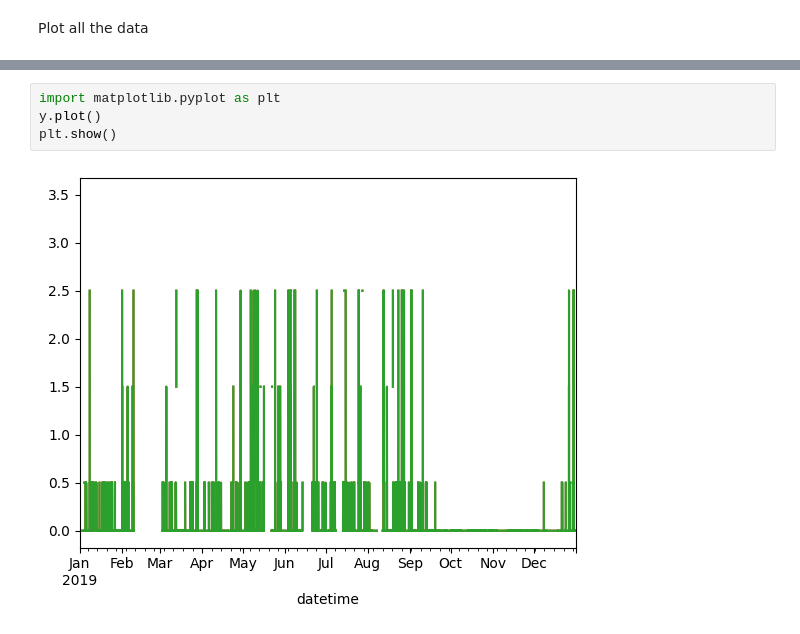
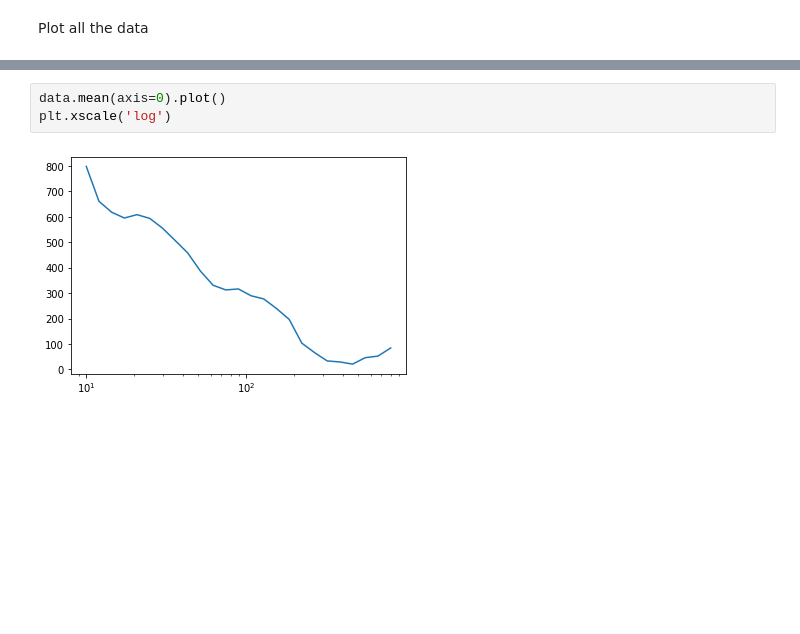
Before and after one commit to gfogwill/dmps, a Jupyter notebook: notebooks/Matlab data to EBAS NASA-Ames.ipynb, the cells around one changed output, grey strips where cells are left out. Drawn from its saved outputs; the diff is of its cells as text; blank space fills up the shorter version.

```diff
--- a/notebooks/Matlab data to EBAS NASA-Ames.ipynb
+++ b/notebooks/Matlab data to EBAS NASA-Ames.ipynb
@@ -132,6 +185,5 @@ plt.show()
-# %%
-import matplotlib.pyplot as plt
-y.plot()
-plt.show()
-# %% [output]
-[figure, removed]
+# %%
+data.mean(axis=0).plot()
+plt.xscale('log')
+# %% [output]
+[figure, added]
```
Also changed, not shown: parts of 11 cells of this notebook, 5 other files.
